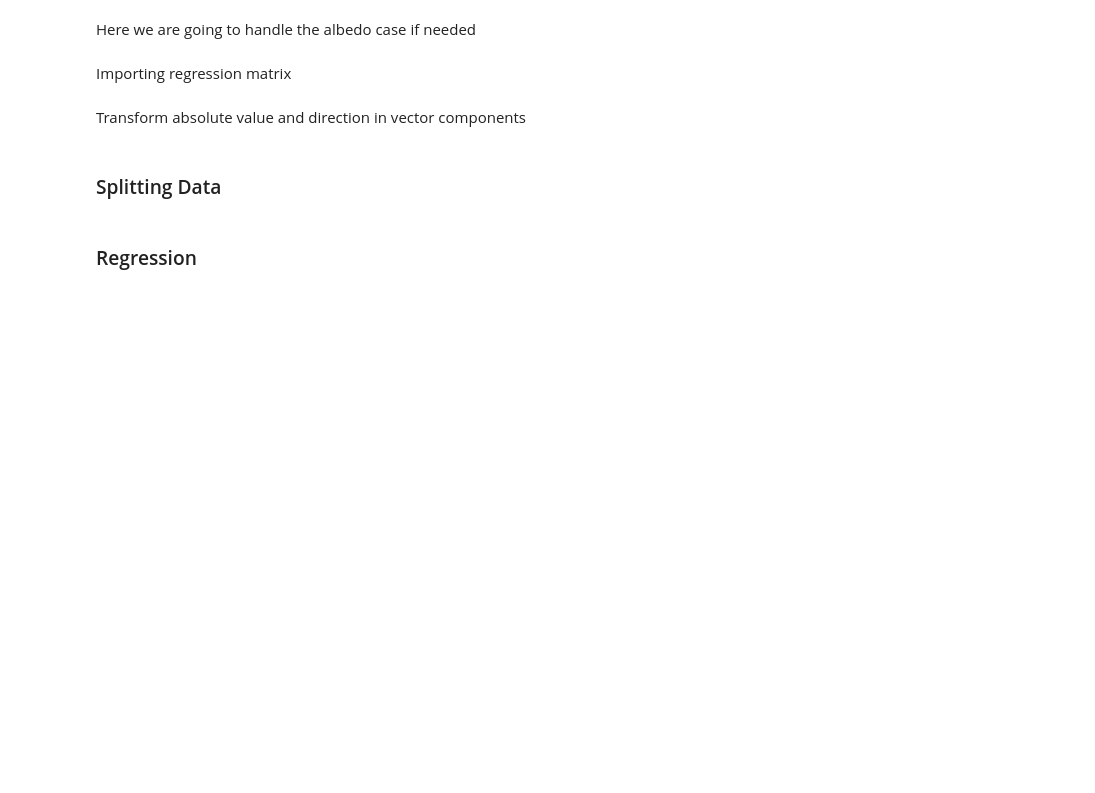
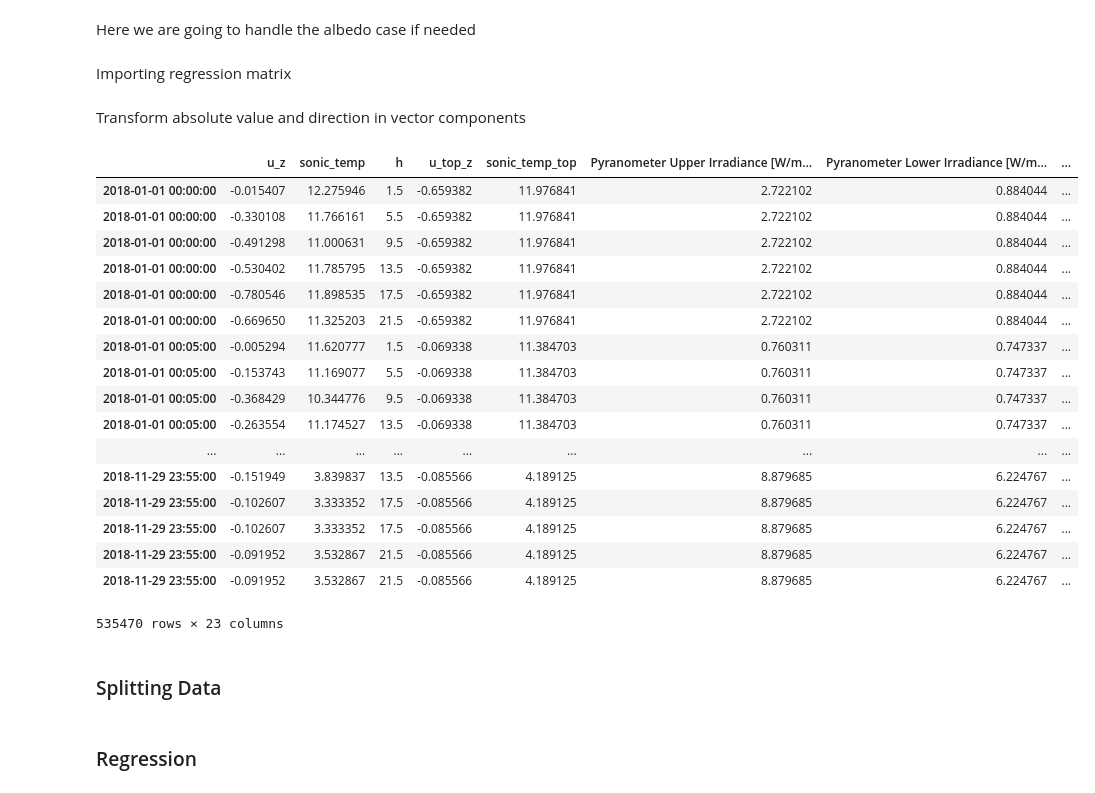
Before and after one commit to gianlucamancini7/ml_project2, a Jupyter notebook: ridge_regression.ipynb, the cells around one changed output. Saved outputs shown, nothing was run; the diff lists cells and outputs as text; code cells hidden in the pictures; blank space fills up the shorter version.

```diff
--- a/ridge_regression.ipynb
+++ b/ridge_regression.ipynb
@@ -38,4 +38,4 @@ Here we are going to handle the albedo case if needed
 # %% [markdown]
 Importing regression matrix
 # %%
-tot_df=pd.read_csv()
+tot_df=pd.read_csv(DATA_FOLDER+'regression_mat_year.csv',index_col=0)
@@ -52,6 +54,27 @@ tot_df['u_top_y']=tot_df['u_top']*np.sin(np.radians(tot_df['direction_top']))
 # %%
 # drop the columns which are not used anymore
 tot_df=tot_df.drop(columns=['u', 'u_top', 'direction', 'direction_top'])
+# %%
+tot_df
+# %% [output]
+|  | u_z | sonic_temp | h | u_top_z | sonic_temp_top | Pyranometer Upper Irradiance [W/m... | Pyranometer Lower Irradiance [W/m... | ... |
+| 2018-01-01 00:00:00 | -0.015407 | 12.275946 | 1.5 | -0.659382 | 11.976841 | 2.722102 | 0.884044 | ... |
+| 2018-01-01 00:00:00 | -0.330108 | 11.766161 | 5.5 | -0.659382 | 11.976841 | 2.722102 | 0.884044 | ... |
+| 2018-01-01 00:00:00 | -0.491298 | 11.000631 | 9.5 | -0.659382 | 11.976841 | 2.722102 | 0.884044 | ... |
+| 2018-01-01 00:00:00 | -0.530402 | 11.785795 | 13.5 | -0.659382 | 11.976841 | 2.722102 | 0.884044 | ... |
+| 2018-01-01 00:00:00 | -0.780546 | 11.898535 | 17.5 | -0.659382 | 11.976841 | 2.722102 | 0.884044 | ... |
+| 2018-01-01 00:00:00 | -0.669650 | 11.325203 | 21.5 | -0.659382 | 11.976841 | 2.722102 | 0.884044 | ... |
+| 2018-01-01 00:05:00 | -0.005294 | 11.620777 | 1.5 | -0.069338 | 11.384703 | 0.760311 | 0.747337 | ... |
+| 2018-01-01 00:05:00 | -0.153743 | 11.169077 | 5.5 | -0.069338 | 11.384703 | 0.760311 | 0.747337 | ... |
+| 2018-01-01 00:05:00 | -0.368429 | 10.344776 | 9.5 | -0.069338 | 11.384703 | 0.760311 | 0.747337 | ... |
+| 2018-01-01 00:05:00 | -0.263554 | 11.174527 | 13.5 | -0.069338 | 11.384703 | 0.760311 | 0.747337 | ... |
+| ... | ... | ... | ... | ... | ... | ... | ... | ... |
+| 2018-11-29 23:55:00 | -0.151949 | 3.839837 | 13.5 | -0.085566 | 4.189125 | 8.879685 | 6.224767 | ... |
+| 2018-11-29 23:55:00 | -0.102607 | 3.333352 | 17.5 | -0.085566 | 4.189125 | 8.879685 | 6.224767 | ... |
+| 2018-11-29 23:55:00 | -0.102607 | 3.333352 | 17.5 | -0.085566 | 4.189125 | 8.879685 | 6.224767 | ... |
+| 2018-11-29 23:55:00 | -0.091952 | 3.532867 | 21.5 | -0.085566 | 4.189125 | 8.879685 | 6.224767 | ... |
+| 2018-11-29 23:55:00 | -0.091952 | 3.532867 | 21.5 | -0.085566 | 4.189125 | 8.879685 | 6.224767 | ... |
+535470 rows × 23 columns
 # %% [markdown]
 ### Splitting Data
 # %%
```
Also changed, not shown: parts of 4 cells of this notebook, 1 other file.
